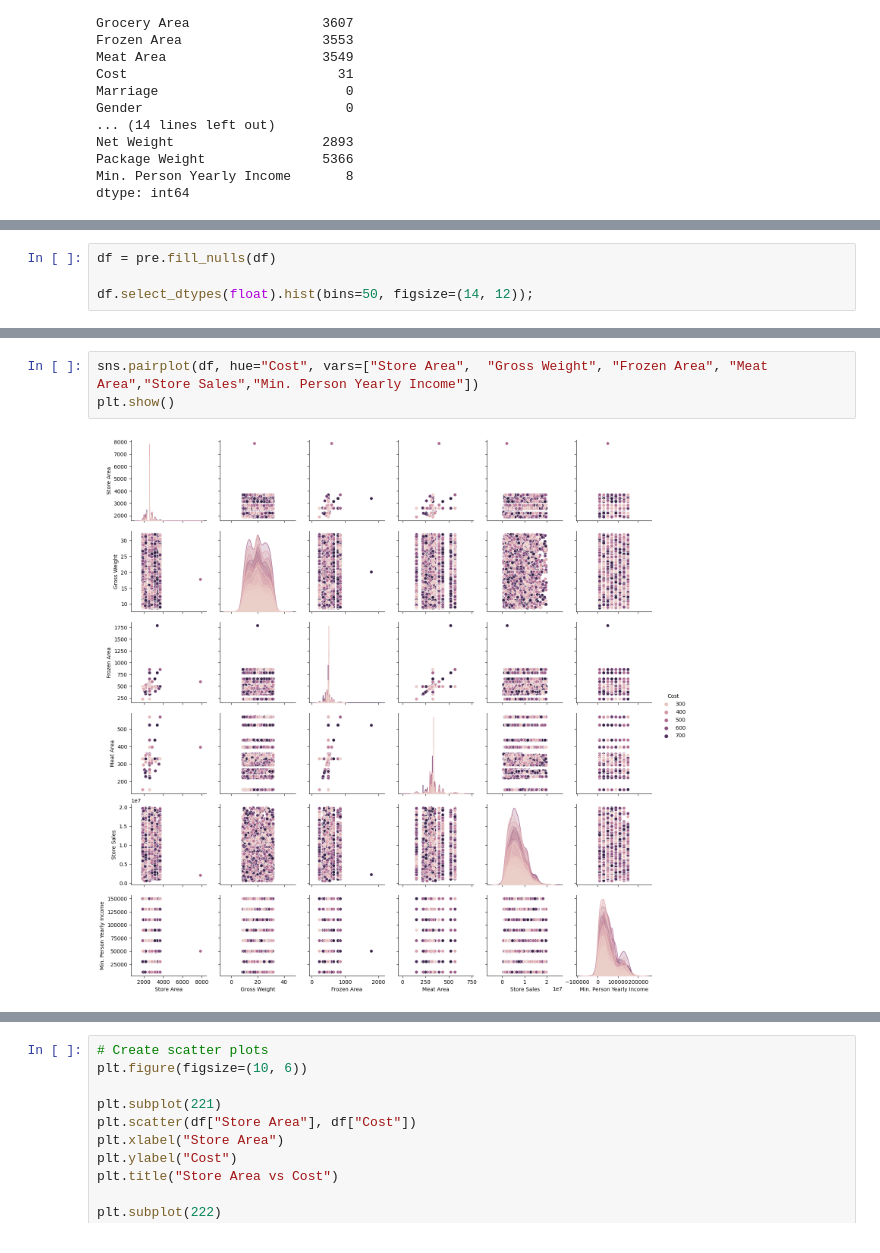
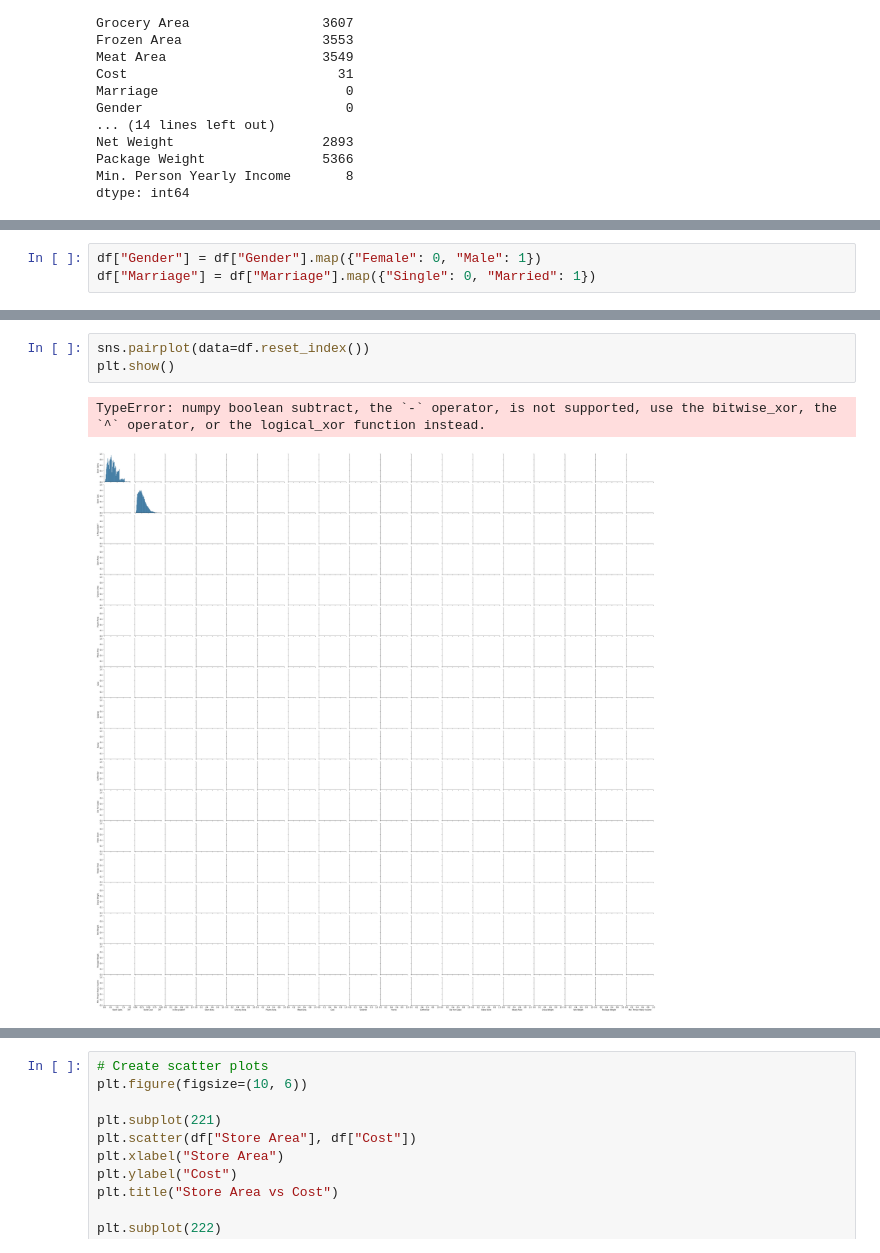
Before and after one commit to kershrita/Predicting-Market-Costs, a Jupyter notebook: EDA.ipynb, the cells around one changed output, grey strips where cells are left out. Saved outputs shown, nothing was run; the diff lists cells and outputs as text.

```diff
--- a/EDA.ipynb
+++ b/EDA.ipynb
@@ -91,4 +85,0 @@ df.select_dtypes(float).hist(bins=50, figsize=(14, 12));
-# %%
-df = pre.fill_nulls(df)
-
-df.select_dtypes(float).hist(bins=50, figsize=(14, 12));
@@ -96,0 +89,3 @@ df.select_dtypes(float).hist(bins=50, figsize=(14, 12));
+# %%
+df["Gender"] = df["Gender"].map({"Female": 0, "Male": 1})
+df["Marriage"] = df["Marriage"].map({"Single": 0, "Married": 1})
@@ -97,6 +112,7 @@ df.select_dtypes(float).hist(bins=50, figsize=(14, 12));
 # %%
-sns.pairplot(df, hue="Cost", vars=["Store Area",  "Gross Weight", "Frozen Area", "Meat Area","Store Sales","Min. Person Yearly Income"])
+sns.pairplot(data=df.reset_index())
 plt.show()
 # %% [output]
+TypeError: numpy boolean subtract, the `-` operator, is not supported, use the bitwise_xor, the `^` operator, or the logical_xor function instead.
-[figure, old version]
+[figure, new version]
 # %%
```
Also changed, not shown: parts of 6 cells of this notebook, 3 other files.
